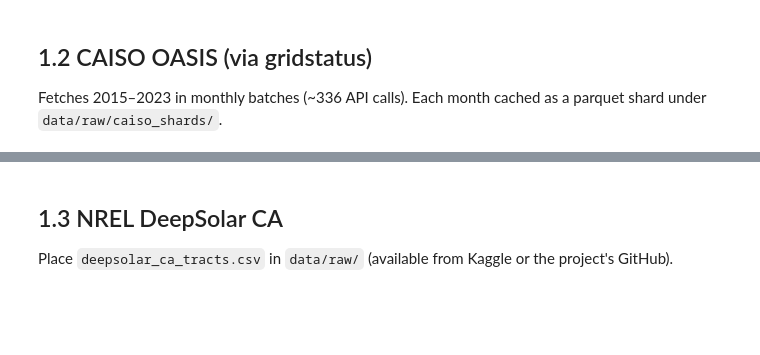
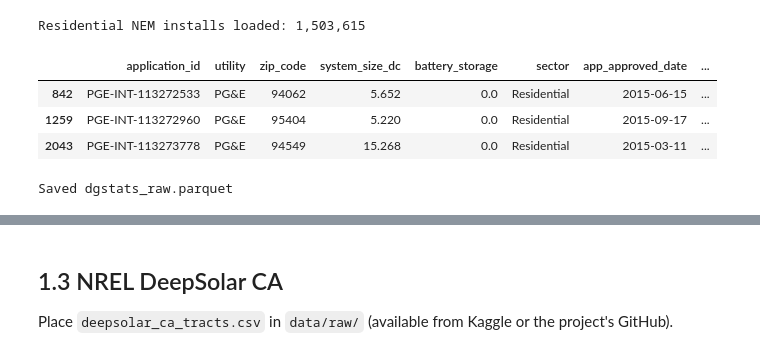
Before and after one commit to AdrianNie123/solar-grid-analysis, a Jupyter notebook: notebooks/01_data_ingest.ipynb, the cells around one changed output, grey strips where cells are left out. Saved outputs shown, nothing was run; the diff lists cells and outputs as text; code cells hidden in the pictures; blank space fills up the shorter version.

```diff
--- a/notebooks/01_data_ingest.ipynb
+++ b/notebooks/01_data_ingest.ipynb
@@ -29,14 +39,18 @@ Manual step: download the bulk CSV from the [CEC DGStats portal](https://www.ene
 # %%
-dgstats_csv = RAW / 'dgstats_raw.csv'
-assert dgstats_csv.exists(), f'Download DGStats CSV to {dgstats_csv}'
+interconnect_dir = RAW / 'interconnection'
+assert interconnect_dir.exists(), f'Expected CSV directory at {interconnect_dir}'
 
-dgstats = load_dgstats(dgstats_csv)
-print(f'DGStats rows after filters: {len(dgstats):,}')
+dgstats = load_interconnection_apps(interconnect_dir)
+print(f'Residential NEM installs loaded: {len(dgstats):,}')
 dgstats.head(3)
+# %% [output]
+Residential NEM installs loaded: 1,503,615
+|  | application_id | utility | zip_code | system_size_dc | battery_storage | sector | app_approved_date | ... |
+| 842 | PGE-INT-113272533 | PG&E | 94062 | 5.652 | 0.0 | Residential | 2015-06-15 | ... |
+| 1259 | PGE-INT-113272960 | PG&E | 95404 | 5.220 | 0.0 | Residential | 2015-09-17 | ... |
+| 2043 | PGE-INT-113273778 | PG&E | 94549 | 15.268 | 0.0 | Residential | 2015-03-11 | ... |
 # %%
 dgstats.to_parquet(RAW / 'dgstats_raw.parquet', index=False)
 print('Saved dgstats_raw.parquet')
+# %% [output]
+Saved dgstats_raw.parquet
-# %% [markdown]
-## 1.2 CAISO OASIS (via gridstatus)
-
-Fetches 2015–2023 in monthly batches (~336 API calls). Each month cached as a parquet shard under `data/raw/caiso_shards/`.
```
Also changed, not shown: parts of 12 cells of this notebook, 35 other files.
